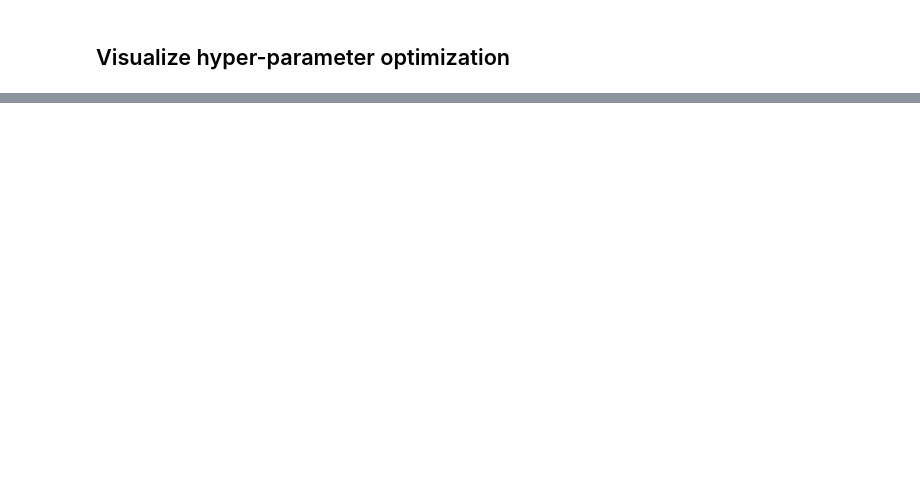
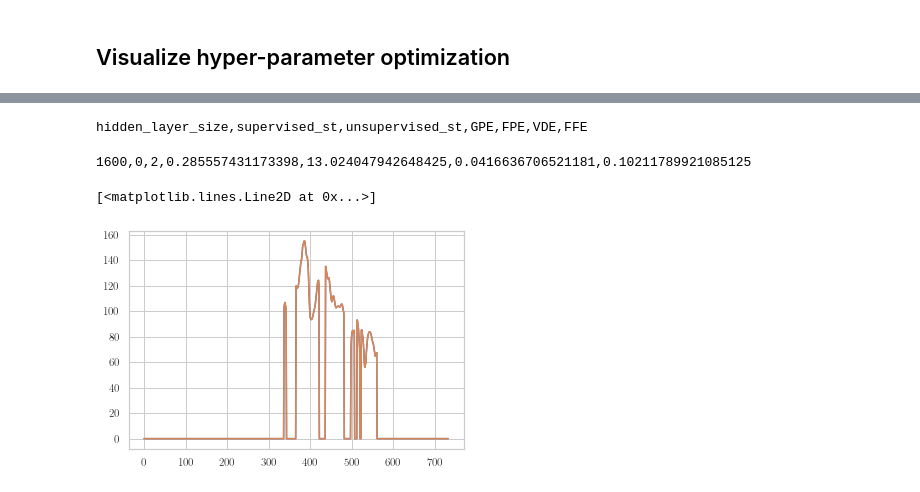
Before and after one commit to PlasmaControl/PyRCN, a Jupyter notebook: examples/f0_extraction.ipynb, the cells around one changed output, grey strips where cells are left out. Drawn from its saved outputs; the diff is of its cells as text; code cells hidden in the pictures; blank space fills up the shorter version.

```diff
--- a/examples/f0_extraction.ipynb
+++ b/examples/f0_extraction.ipynb
@@ -461,0 +647,23 @@ plt.savefig('optimize_alpha_km_50.pdf', bbox_inches='tight', pad_inches=0)
+# %%
+param_grid = {'hidden_layer_size': [1600],
+              'k': [2]}
+
+print("hidden_layer_size,supervised_st,unsupervised_st,GPE,FPE,VDE,FFE")
+for params in ParameterGrid(param_grid):
+    esn = load("../f0/km_esn_dense_" + str(params["hidden_layer_size"]) + "_0_" + str(params["k"]) + ".joblib")
+    y_pred = esn.predict(X_test)
+    print("{0},{1},{2},{3},{4},{5},{6}".format(params["hidden_layer_size"],0,params["k"],
+                                               gpe_scorer(y_test, y_pred),
+                                               fpe_scorer(y_test, y_pred),
+                                               vde_scorer(y_test, y_pred),
+                                               ffe_scorer(y_test, y_pred)))
+# %% [output]
+hidden_layer_size,supervised_st,unsupervised_st,GPE,FPE,VDE,FFE
+1600,0,2,0.285557431173398,13.024047942648425,0.0416636706521181,0.10211789921085125
+# %%
+np.interp(np.arange(len(y_test[0][:, 0]), step=0.5), xp=np.arange(len(y_test[0][:, 0]), step=1), fp=y_test[0][:, 0])
+plt.plot(np.arange(len(y_test[0][:, 0]), step=1), y_test[0][:, 0])
+plt.plot(np.arange(len(y_test[0][:, 0]), step=0.5), np.interp(np.arange(len(y_test[0][:, 0]), step=0.5), xp=np.arange(len(y_test[0][:, 0]), step=1), fp=y_test[0][:, 0]))
+# %% [output]
+[<matplotlib.lines.Line2D at 0x...>]
+[figure, added]
```
Also changed, not shown: parts of 47 cells of this notebook, 5 other files.
